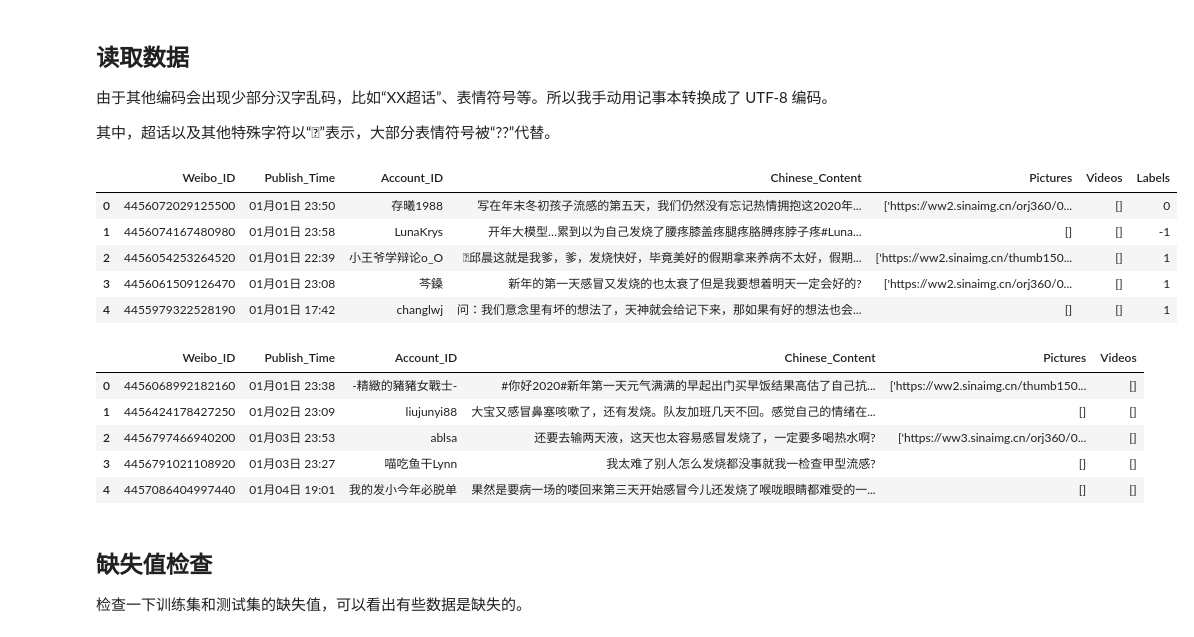
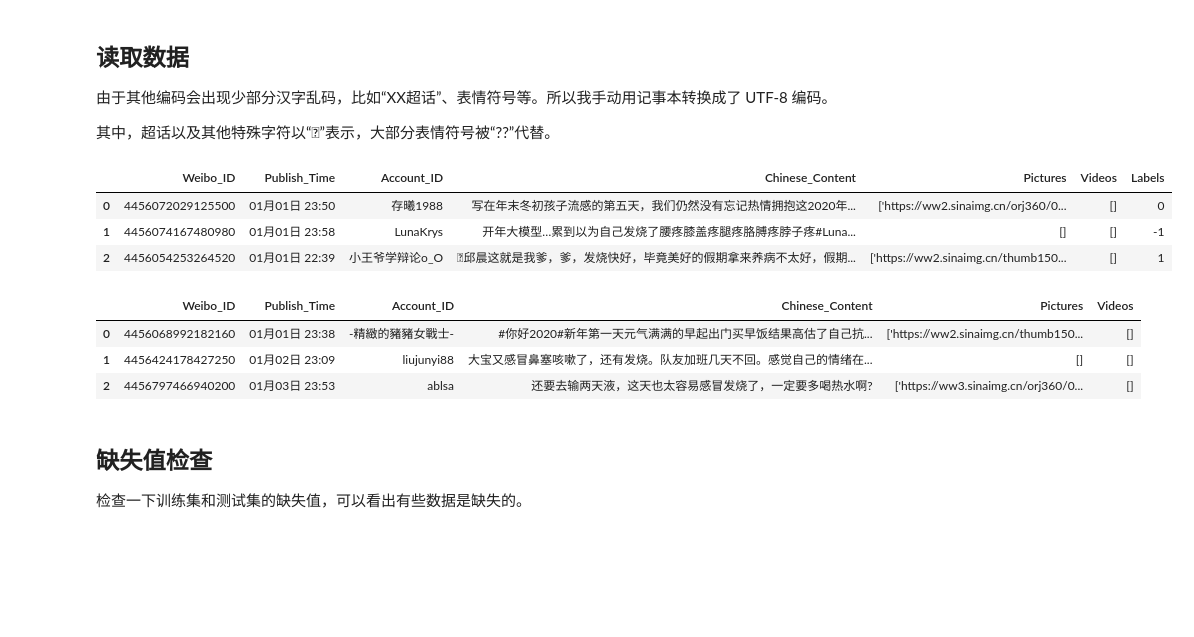
Before and after one commit to DrDavidS/Chinese_NER, a Jupyter notebook: 情感识别/weiboEDA.ipynb, the cells around one changed output. Drawn from its saved outputs; the diff is of its cells as text; code cells hidden in the pictures; blank space fills up the shorter version.

```diff
--- a/情感识别/weiboEDA.ipynb
+++ b/情感识别/weiboEDA.ipynb
@@ -45,23 +46,19 @@ test.rename(columns = {"微博id": "Weibo_ID",
 
 test_copy = test.copy()
 # %%
-train_labeled.head(5)
+train_labeled.head(3)
 # %% [output]
 |  | Weibo_ID | Publish_Time | Account_ID | Chinese_Content | Pictures | Videos | Labels |
 | 0 | 4456072029125500 | 01月01日 23:50 | 存曦1988 | 写在年末冬初孩子流感的第五天，我们仍然没有忘记热情拥抱这2020年... | ['https://ww2.sinaimg.cn/orj360/0... | [] | 0 |
 | 1 | 4456074167480980 | 01月01日 23:58 | LunaKrys | 开年大模型…累到以为自己发烧了腰疼膝盖疼腿疼胳膊疼脖子疼#Luna... | [] | [] | -1 |
 | 2 | 4456054253264520 | 01月01日 22:39 | 小王爷学辩论o_O | 邱晨这就是我爹，爹，发烧快好，毕竟美好的假期拿来养病不太好，假期... | ['https://ww2.sinaimg.cn/thumb150... | [] | 1 |
-| 3 | 4456061509126470 | 01月01日 23:08 | 芩鎟 | 新年的第一天感冒又发烧的也太衰了但是我要想着明天一定会好的? | ['https://ww2.sinaimg.cn/orj360/0... | [] | 1 |
-| 4 | 4455979322528190 | 01月01日 17:42 | changlwj | 问：我们意念里有坏的想法了，天神就会给记下来，那如果有好的想法也会... | [] | [] | 1 |
 # %%
-test.head(5)
+test.head(3)
 # %% [output]
 |  | Weibo_ID | Publish_Time | Account_ID | Chinese_Content | Pictures | Videos |
 | 0 | 4456068992182160 | 01月01日 23:38 | -精緻的豬豬女戰士- | #你好2020#新年第一天元气满满的早起出门买早饭结果高估了自己抗... | ['https://ww2.sinaimg.cn/thumb150... | [] |
 | 1 | 4456424178427250 | 01月02日 23:09 | liujunyi88 | 大宝又感冒鼻塞咳嗽了，还有发烧。队友加班几天不回。感觉自己的情绪在... | [] | [] |
 | 2 | 4456797466940200 | 01月03日 23:53 | ablsa | 还要去输两天液，这天也太容易感冒发烧了，一定要多喝热水啊? | ['https://ww3.sinaimg.cn/orj360/0... | [] |
-| 3 | 4456791021108920 | 01月03日 23:27 | 喵吃鱼干Lynn | 我太难了别人怎么发烧都没事就我一检查甲型流感? | [] | [] |
-| 4 | 4457086404997440 | 01月04日 19:01 | 我的发小今年必脱单 | 果然是要病一场的喽回来第三天开始感冒今儿还发烧了喉咙眼睛都难受的一... | [] | [] |
 # %% [markdown]
 ## 缺失值检查
 
```
Also changed, not shown: parts of 6 cells of this notebook.
